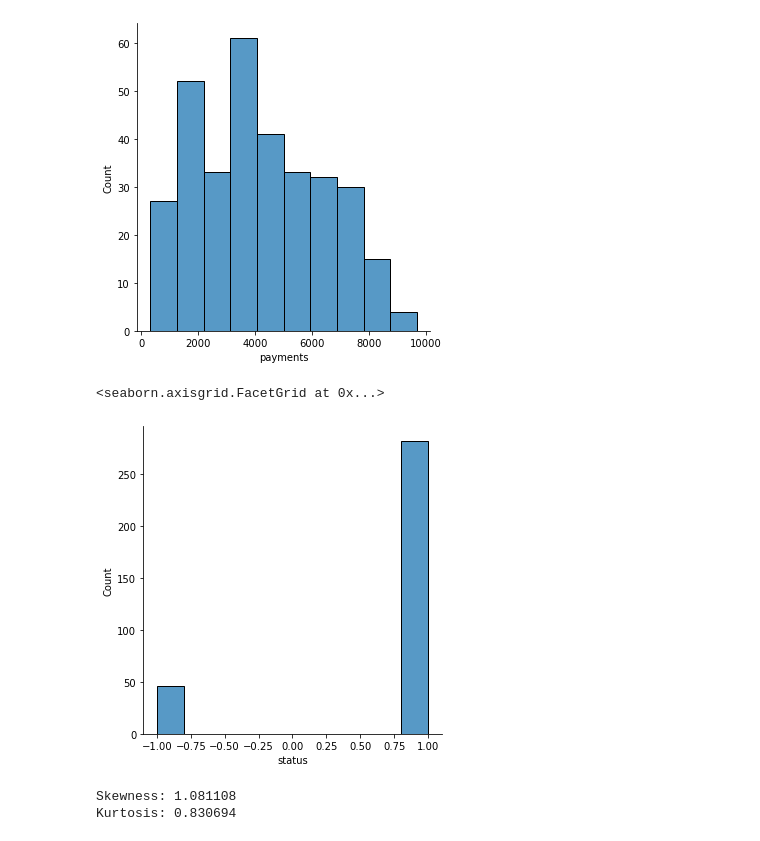
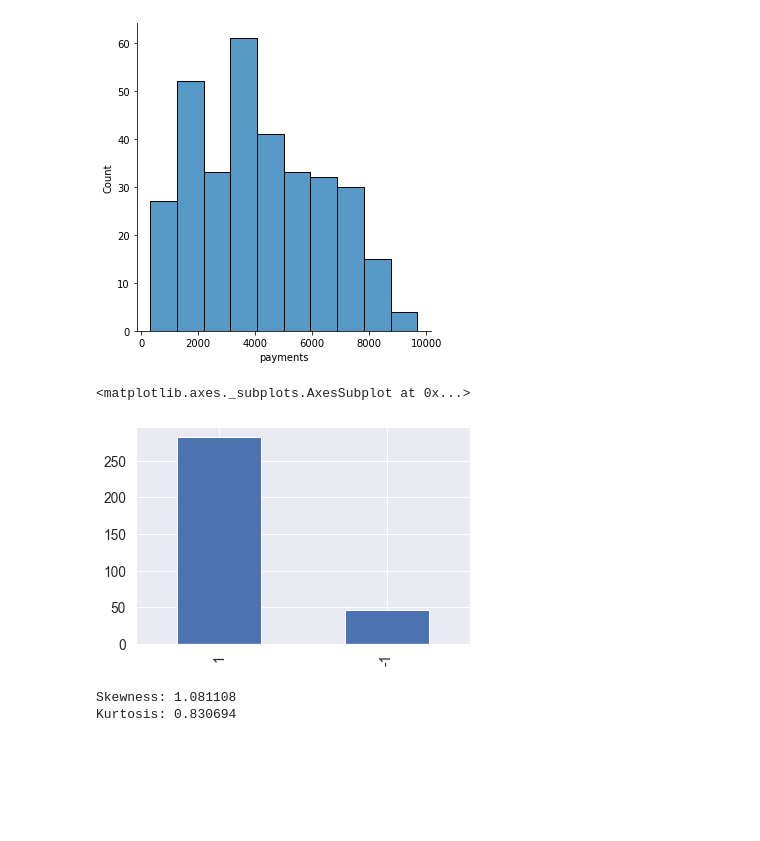
Before and after one commit to dmfrodrigues/feup-ac-proj, a Jupyter notebook: data/Data Exploration.ipynb, the cells around one changed output. Drawn from its saved outputs; the diff is of its cells as text; code cells hidden in the pictures; blank space fills up the shorter version.

```diff
--- a/data/Data Exploration.ipynb
+++ b/data/Data Exploration.ipynb
@@ -15,6 +16,9 @@ df_loan_comp = pd.read_csv("./processed/loan_comp.csv", sep=";");
 df_loan_dev = pd.read_csv("./processed/loan_dev.csv", sep=";");
 # df_trans_comp = pd.read_csv("./processed/trans_dev.csv", sep=";");
 df_trans_dev = pd.read_csv("./processed/trans_dev.csv", sep=";", low_memory=False); # see here
+df_district = pd.read_csv("./raw/district.csv", sep=";");
+
+df_loan_dev['date'] = [datetime.strptime(d, "%Y-%m-%d") for d in df_loan_dev['date']]
 # %%
 df_account.columns
 # %% [output]
@@ -379,10 +384,11 @@ sns.displot(df_loan_dev['payments'])
 [figure]
 # %%
 # histogram
-sns.displot(df_loan_dev['status'])
+#sns.displot(df_loan_dev['status'])
+df_loan_dev['status'].value_counts().plot(kind='bar')
 # %% [output]
-<seaborn.axisgrid.FacetGrid at 0x...>
+<matplotlib.axes._subplots.AxesSubplot at 0x...>
-[figure, old version]
+[figure, new version]
 # %%
 # skewness and kurtosis
 # skewness: [-0.5, 0.5] -> symmetrical, [-1,-0.5]/[0.5,1] -> moderately skewed, [-inf, -1]/[1, +inf] highly skewed
```
Also changed, not shown: parts of 28 cells of this notebook.
